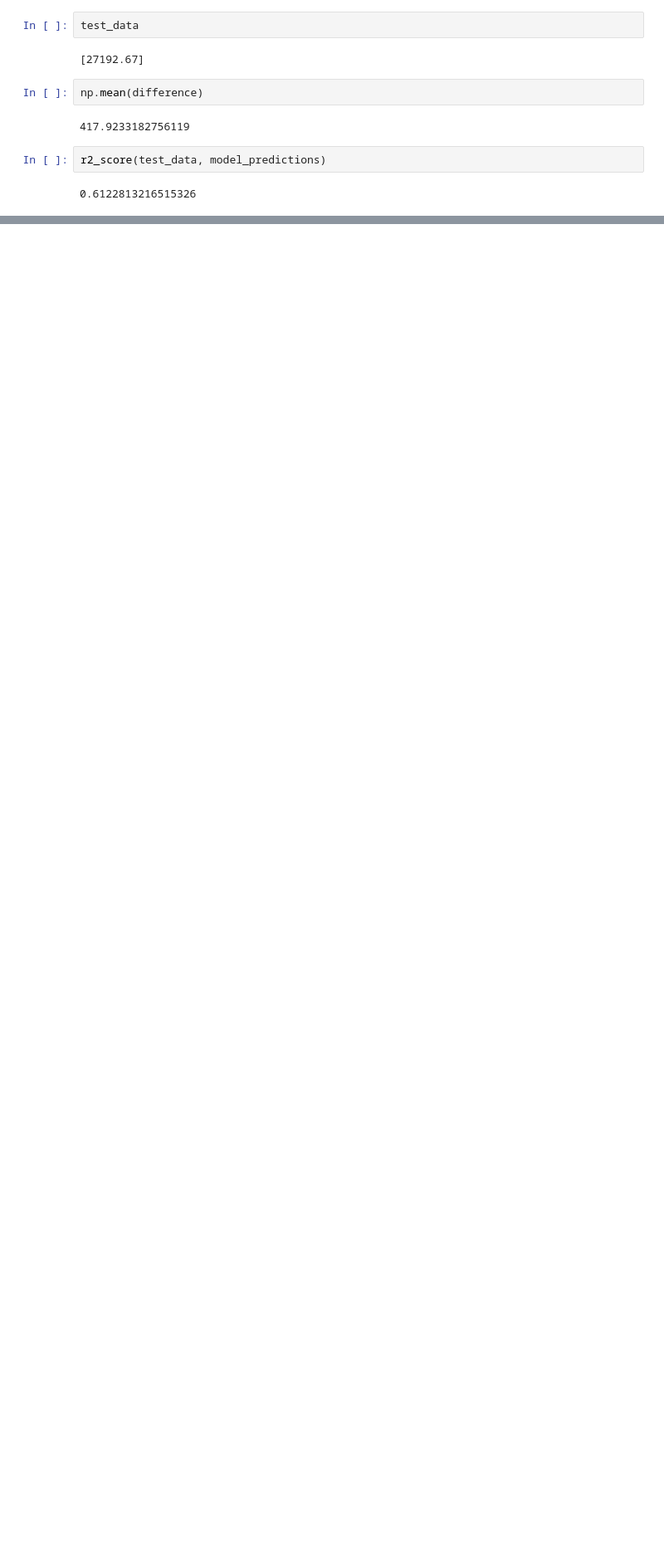
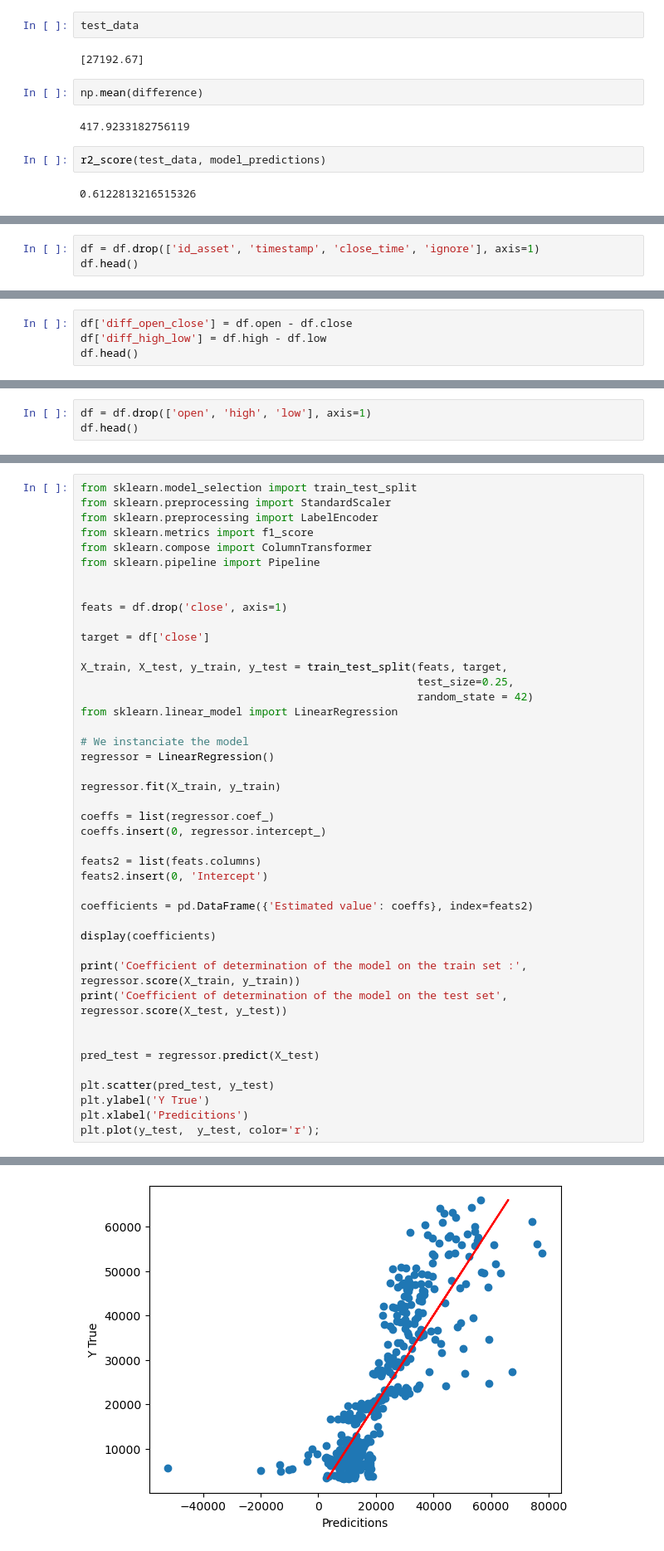
Before and after one commit to abdullahcayde/CryptoBot_with_Binance_Project, a Jupyter notebook: ARIMA_ML_Model_Asset1.ipynb, the cells around one changed output, grey strips where cells are left out. Shown at 83% size. Drawn from its saved outputs; the diff is of its cells as text; blank space fills up the shorter version.

```diff
--- a/ARIMA_ML_Model_Asset1.ipynb
+++ b/ARIMA_ML_Model_Asset1.ipynb
@@ -293,0 +353,3 @@ r2_score(test_data, model_predictions)
+# %%
+df = df.drop(['id_asset', 'timestamp', 'close_time', 'ignore'], axis=1)
+df.head()
@@ -293,0 +364,4 @@ r2_score(test_data, model_predictions)
+# %%
+df['diff_open_close'] = df.open - df.close
+df['diff_high_low'] = df.high - df.low
+df.head()
@@ -293,0 +393,3 @@ r2_score(test_data, model_predictions)
+# %%
+df = df.drop(['open', 'high', 'low'], axis=1)
+df.head()
@@ -293,0 +424,44 @@ r2_score(test_data, model_predictions)
+# %%
+from sklearn.model_selection import train_test_split
+from sklearn.preprocessing import StandardScaler
+from sklearn.preprocessing import LabelEncoder
+from sklearn.metrics import f1_score
+from sklearn.compose import ColumnTransformer
+from sklearn.pipeline import Pipeline
+
+
+feats = df.drop('close', axis=1)
+
+target = df['close']
+
+X_train, X_test, y_train, y_test = train_test_split(feats, target,
+                                                    test_size=0.25,
+                                                    random_state = 42)
+from sklearn.linear_model import LinearRegression
+
+# We instanciate the model
+regressor = LinearRegression()
+
+regressor.fit(X_train, y_train)
+
+coeffs = list(regressor.coef_)
+coeffs.insert(0, regressor.intercept_)
+
+feats2 = list(feats.columns)
+feats2.insert(0, 'Intercept')
+
+coefficients = pd.DataFrame({'Estimated value': coeffs}, index=feats2)
+
+display(coefficients)
+
+print('Coefficient of determination of the model on the train set :', regressor.score(X_train, y_train))
+print('Coefficient of determination of the model on the test set', regressor.score(X_test, y_test))
+
+
+pred_test = regressor.predict(X_test)
+
+plt.scatter(pred_test, y_test)
+plt.ylabel('Y True')
+plt.xlabel('Predicitions')
+plt.plot(y_test,  y_test, color='r');
+# %% [output]
@@ -293,0 +479 @@ r2_score(test_data, model_predictions)
+[figure, added]
```
Also changed, not shown: parts of 27 cells of this notebook.
